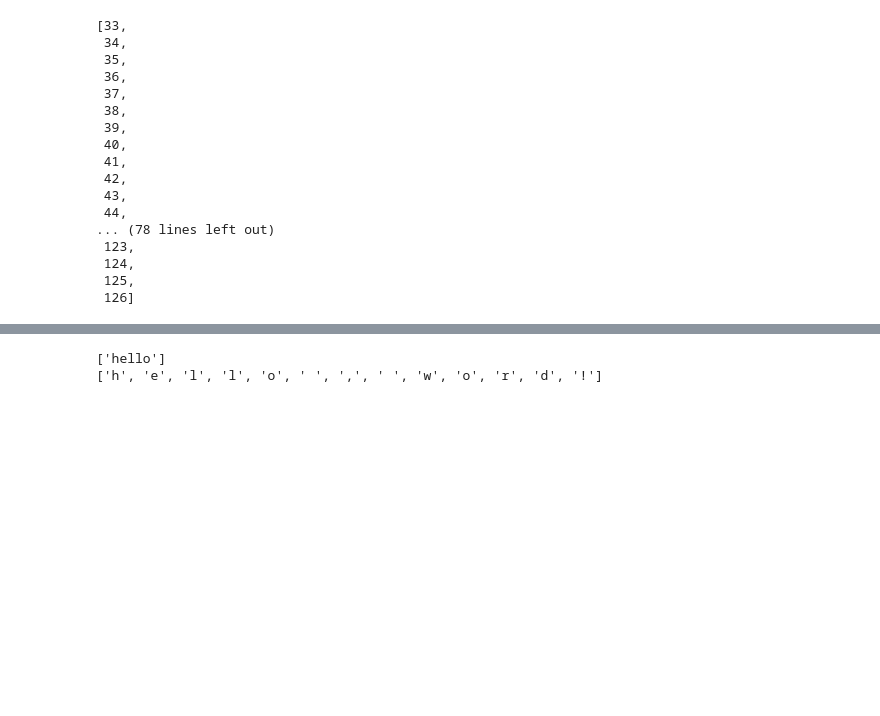
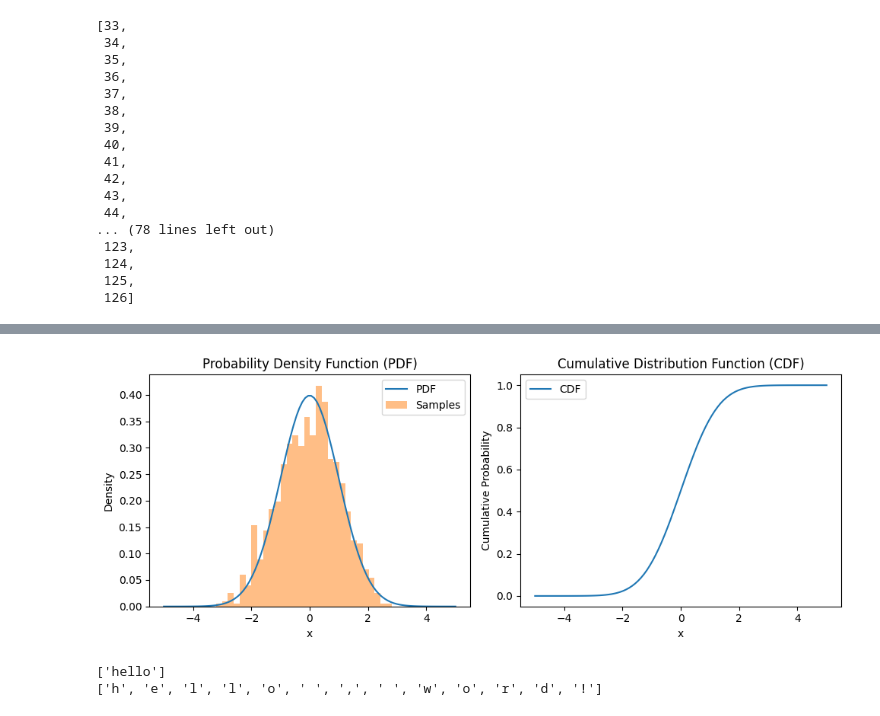
Before and after one commit to axjing/handbook, a Jupyter notebook: notebook/general_knowledge.ipynb, the cells around one changed output, grey strips where cells are left out. Saved outputs shown, nothing was run; the diff lists cells and outputs as text; code cells hidden in the pictures; blank space fills up the shorter version.

```diff
--- a/notebook/general_knowledge.ipynb
+++ b/notebook/general_knowledge.ipynb
@@ -137,3 +200,42 @@ list(range(ord("!"), ord("~")+1))
+# %%
+from scipy.stats import norm
+import matplotlib.pyplot as plt
+import numpy as np
+
+# 定义均值和标准差
+mu = 0
+sigma = 1
+
+# 计算概率密度函数（PDF）和累积分布函数（CDF）
+x = np.linspace(-5, 5, 100)
+pdf = norm.pdf(x, mu, sigma)
+cdf = norm.cdf(x, mu, sigma)
+
+# 生成随机样本
+samples = norm.rvs(size=1000, loc=mu, scale=sigma)
+
+# 绘制概率密度函数（PDF）和累积分布函数（CDF）
+plt.figure(figsize=(10, 4))
+
+plt.subplot(1, 2, 1)
+plt.plot(x, pdf, label='PDF')
+plt.hist(samples, bins=30, density=True, alpha=0.5, label='Samples')
+plt.title('Probability Density Function (PDF)')
+plt.xlabel('x')
+plt.ylabel('Density')
+plt.legend()
+
+plt.subplot(1, 2, 2)
+plt.plot(x, cdf, label='CDF')
+plt.title('Cumulative Distribution Function (CDF)')
+plt.xlabel('x')
+plt.ylabel('Cumulative Probability')
+plt.legend()
+
+plt.tight_layout()
+plt.show()
+# %% [output]
+[figure, added]
 # %%
 print("hello".split())
 print(list("hello , word!"))
```
Also changed, not shown: parts of 2 cells of this notebook.
